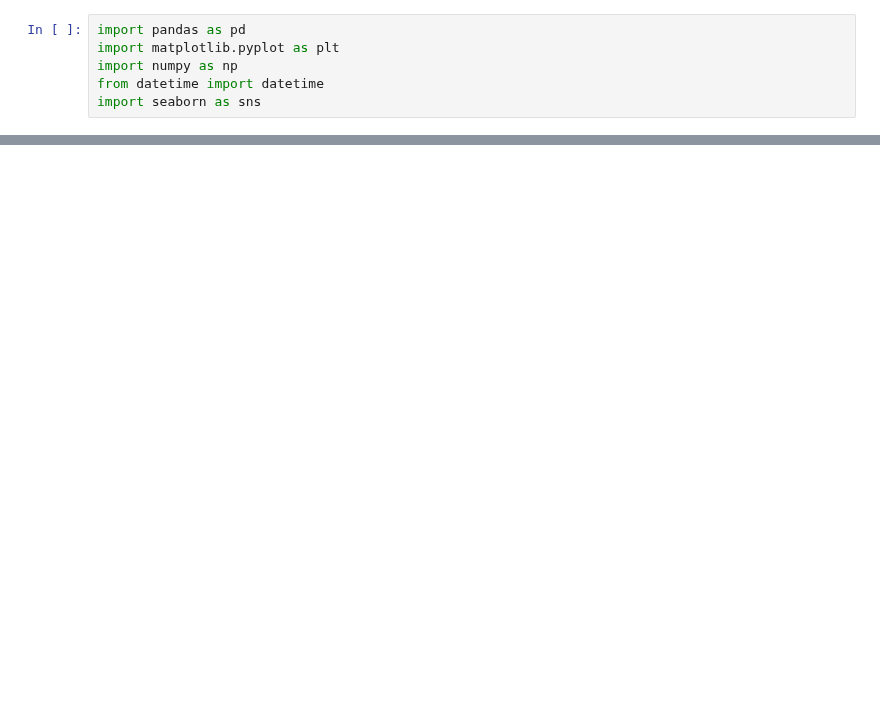
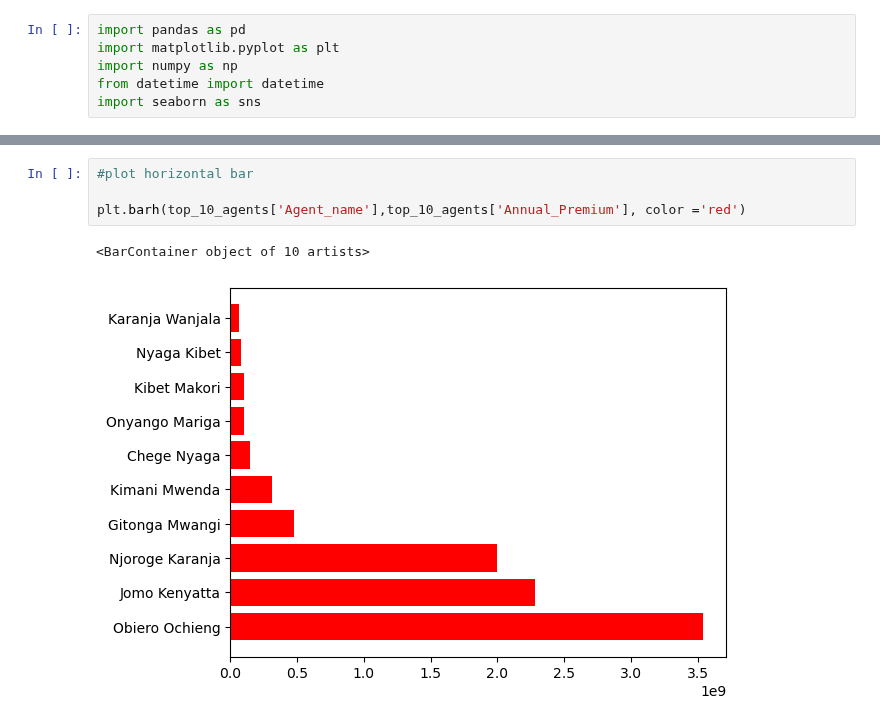
Before and after one commit to claudiahW/LuxDev, a Jupyter notebook: Tueswk2.ipynb, the cells around one changed output, grey strips where cells are left out. Saved outputs shown, nothing was run; the diff lists cells and outputs as text; blank space fills up the shorter version.

```diff
--- a/Tueswk2.ipynb
+++ b/Tueswk2.ipynb
@@ -47,0 +55,7 @@ top_10_agents
+# %%
+#plot horizontal bar
+
+plt.barh(top_10_agents['Agent_name'],top_10_agents['Annual_Premium'], color ='red')
+# %% [output]
+<BarContainer object of 10 artists>
+[figure, added]
```
Also changed, not shown: parts of 2 cells of this notebook.
